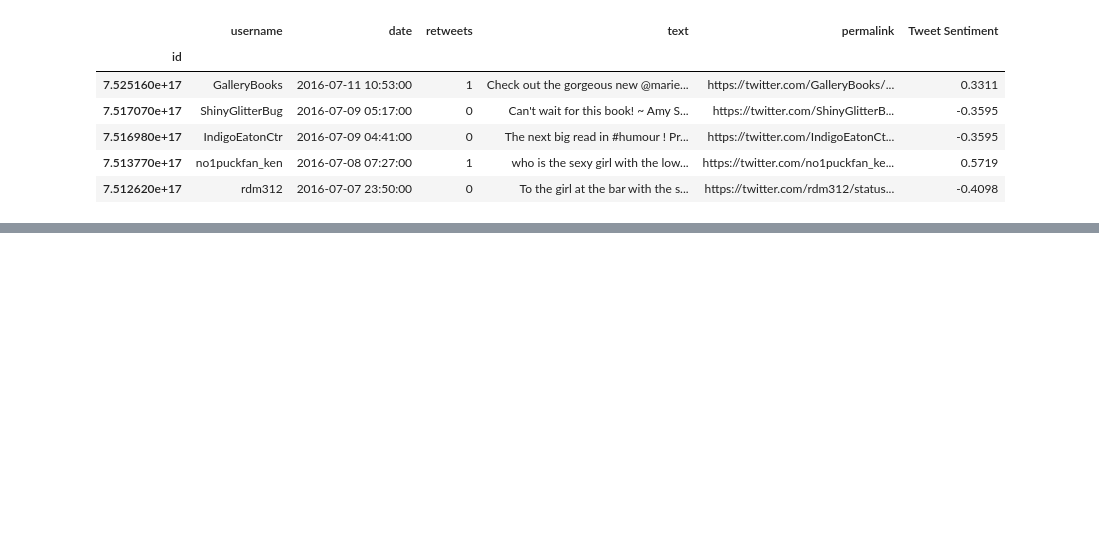
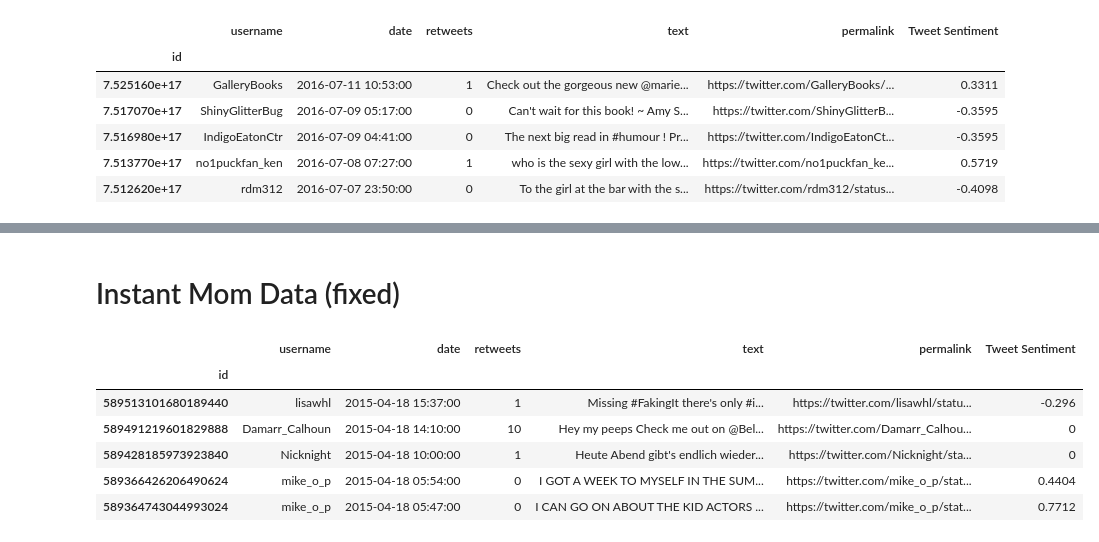
Before and after one commit to rdk5/wheres-my-data-dude, a Jupyter notebook: Tweet Retrieval/ImportBookData.ipynb, the cells around one changed output, grey strips where cells are left out. Cells and saved outputs as stored; diff of their text form; code cells hidden in the pictures; blank space fills up the shorter version.

```diff
--- a/Tweet Retrieval/ImportBookData.ipynb
+++ b/Tweet Retrieval/ImportBookData.ipynb
@@ -230,2 +230,4 @@ BackTattoo
 # %%
 BackTattoo.to_csv("back_tattoo_full_data.csv")
+# %% [markdown]
+# Instant Mom Data (fixed)
@@ -231,0 +257,10 @@ BackTattoo.to_csv("back_tattoo_full_data.csv")
+# %%
+frame3.head()
+# %% [output]
+|  | username | date | retweets | text | permalink | Tweet Sentiment |
+| id |  |  |  |  |  |  |
+| 589513101680189440 | lisawhl | 2015-04-18 15:37:00 | 1 | Missing #FakingIt there's only #i... | https://twitter.com/lisawhl/statu... | -0.296 |
+| 589491219601829888 | Damarr_Calhoun | 2015-04-18 14:10:00 | 10 | Hey my peeps Check me out on @Bel... | https://twitter.com/Damarr_Calhou... | 0 |
+| 589428185973923840 | Nicknight | 2015-04-18 10:00:00 | 1 | Heute Abend gibt's endlich wieder... | https://twitter.com/Nicknight/sta... | 0 |
+| 589366426206490624 | mike_o_p | 2015-04-18 05:54:00 | 0 | I GOT A WEEK TO MYSELF IN THE SUM... | https://twitter.com/mike_o_p/stat... | 0.4404 |
+| 589364743044993024 | mike_o_p | 2015-04-18 05:47:00 | 0 | I CAN GO ON ABOUT THE KID ACTORS ... | https://twitter.com/mike_o_p/stat... | 0.7712 |
```
Also changed, not shown: parts of 13 cells of this notebook, 36 other files.
